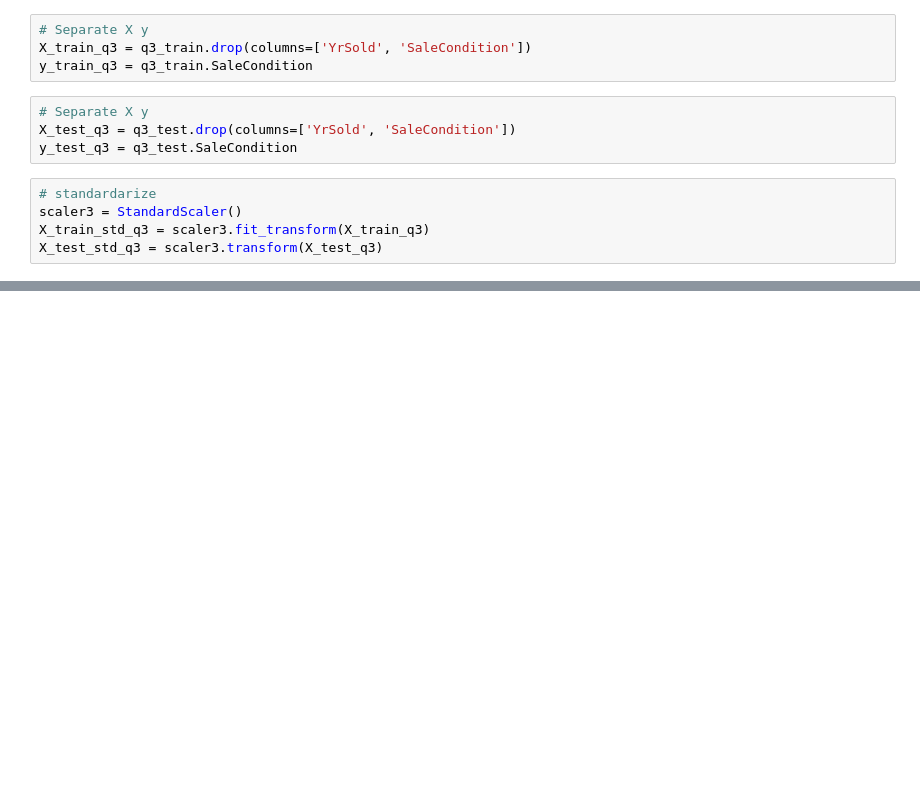
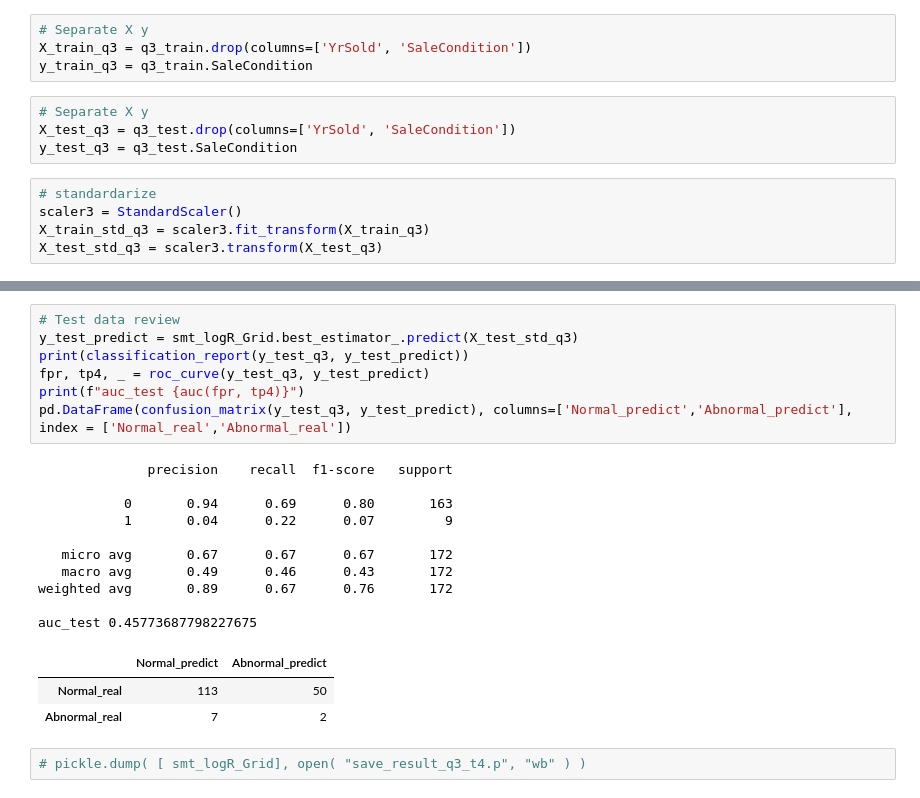
Before and after one commit to Miaowshroom/project3_a2, a Jupyter notebook: project-03-combined.ipynb, the cells around one changed output, grey strips where cells are left out. Cells and saved outputs as stored; diff of their text form; blank space fills up the shorter version.

```diff
--- a/project-03-combined.ipynb
+++ b/project-03-combined.ipynb
@@ -2022,0 +2086,23 @@ dict_keys(['memory', 'steps', 'smt', 'logR', 'smt__k_neighbors', 'smt__kind', 's
+# %%
+# Test data review
+y_test_predict = smt_logR_Grid.best_estimator_.predict(X_test_std_q3)
+print(classification_report(y_test_q3, y_test_predict))
+fpr, tp4, _ = roc_curve(y_test_q3, y_test_predict)
+print(f"auc_test {auc(fpr, tp4)}")
+pd.DataFrame(confusion_matrix(y_test_q3, y_test_predict), columns=['Normal_predict','Abnormal_predict'], index = ['Normal_real','Abnormal_real'])
+# %% [output]
+              precision    recall  f1-score   support
+
+           0       0.94      0.69      0.80       163
+           1       0.04      0.22      0.07         9
+
+   micro avg       0.67      0.67      0.67       172
+   macro avg       0.49      0.46      0.43       172
+weighted avg       0.89      0.67      0.76       172
+
+auc_test 0.45773687798227675
+|  | Normal_predict | Abnormal_predict |
+| Normal_real | 113 | 50 |
+| Abnormal_real | 7 | 2 |
+# %%
+# pickle.dump( [ smt_logR_Grid], open( "save_result_q3_t4.p", "wb" ) )
```
Also changed, not shown: parts of 20 cells of this notebook.
